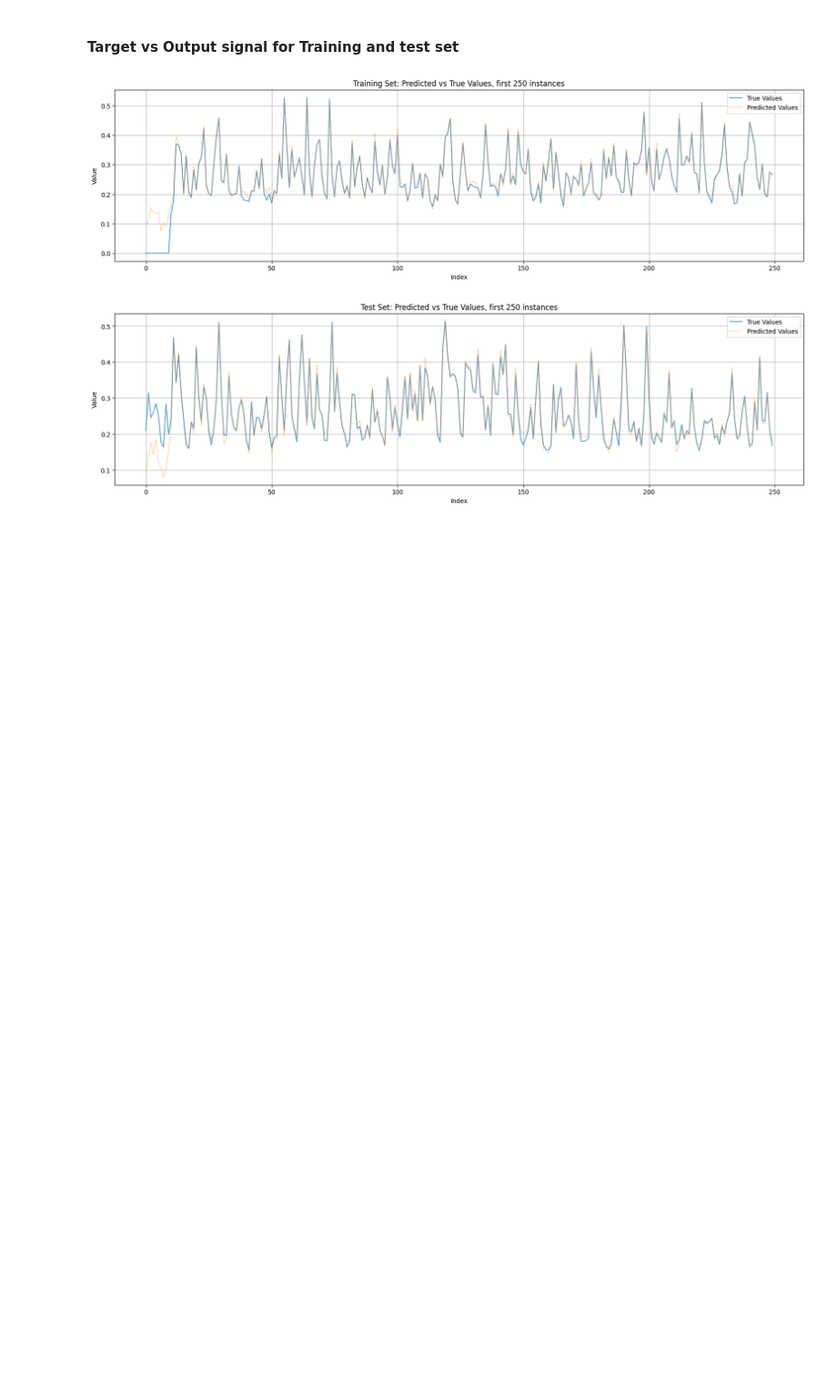
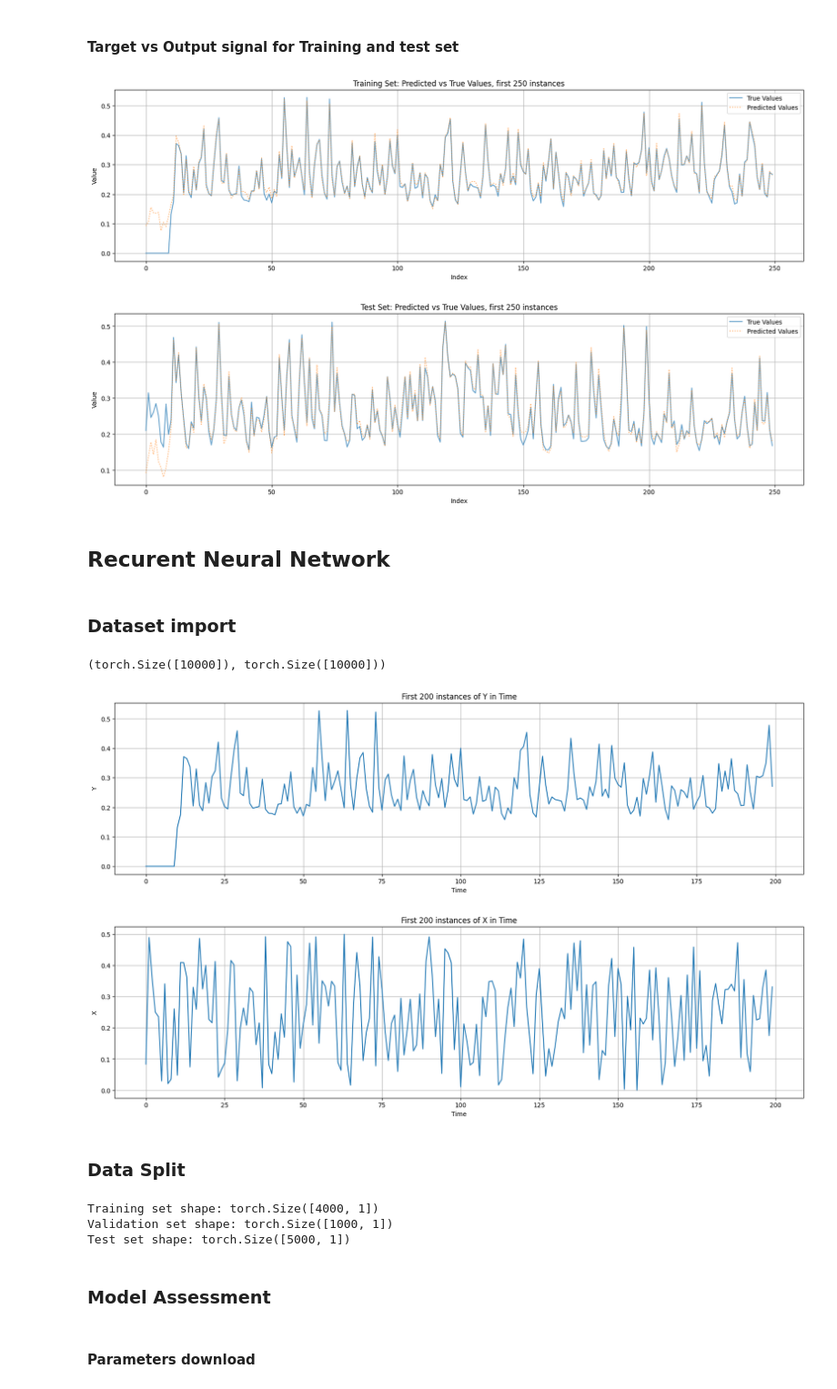
Before and after one commit to francealip/cns_lab, a Jupyter notebook: LAB3_1/main.ipynb, the cells around one changed output. Shown at 91% size. Drawn from its saved outputs; the diff is of its cells as text; code cells hidden in the pictures; blank space fills up the shorter version.

```diff
--- a/LAB3_1/main.ipynb
+++ b/LAB3_1/main.ipynb
@@ -152,3 +162,54 @@ plot_predictions(y_test, y_test_pred, "Test Set: Predicted vs True Values, first
 # %% [output]
 [figure]
 [figure]
+# %% [markdown]
+## Recurent Neural Network
+# %% [markdown]
+### Dataset import
+# %%
+import torch
+import pandas as pd
+import matplotlib.pyplot as plt
+
+df = pd.read_csv("data/NARMA10.csv", header=None)
+X, Y =  torch.tensor(df.iloc[0]),  torch.tensor(df.iloc[1])
+
+X.shape, Y.shape
+# %% [output]
+(torch.Size([10000]), torch.Size([10000]))
+# %%
+from utils import plot_time_series
+
+time = torch.arange(0, X.shape[0])
+
+plot_time_series(time, Y, "First 200 instances of Y in Time", "Time", "Y", 200)
+plot_time_series(time, X, "First 200 instances of X in Time", "Time", "X", 200)
+# %% [output]
+[figure, added]
+[figure, added]
+# %% [markdown]
+### Data Split
+# %%
+from utils import split_data
+
+x_train, x_val, x_test, y_train, y_val, y_test = split_data(X, Y, train_size=4000, val_size=1000)
+
+x_train = x_train.reshape(-1, 1).float()
+x_val = x_val.reshape(-1, 1).float()
+x_test = x_test.reshape(-1, 1).float()
+
+y_train = y_train.reshape(-1, 1).float()
+y_val = y_val.reshape(-1, 1).float()
+y_test = y_test.reshape(-1, 1).float()
+
+print(f"Training set shape: {x_train.shape}")
+print(f"Validation set shape: {x_val.shape}")
+print(f"Test set shape: {x_test.shape}")
+# %% [output]
+Training set shape: torch.Size([4000, 1])
+Validation set shape: torch.Size([1000, 1])
+Test set shape: torch.Size([5000, 1])
+# %% [markdown]
+### Model Assessment
+# %% [markdown]
+#### Parameters download
```
Also changed, not shown: parts of 14 cells of this notebook, 6 other files.
